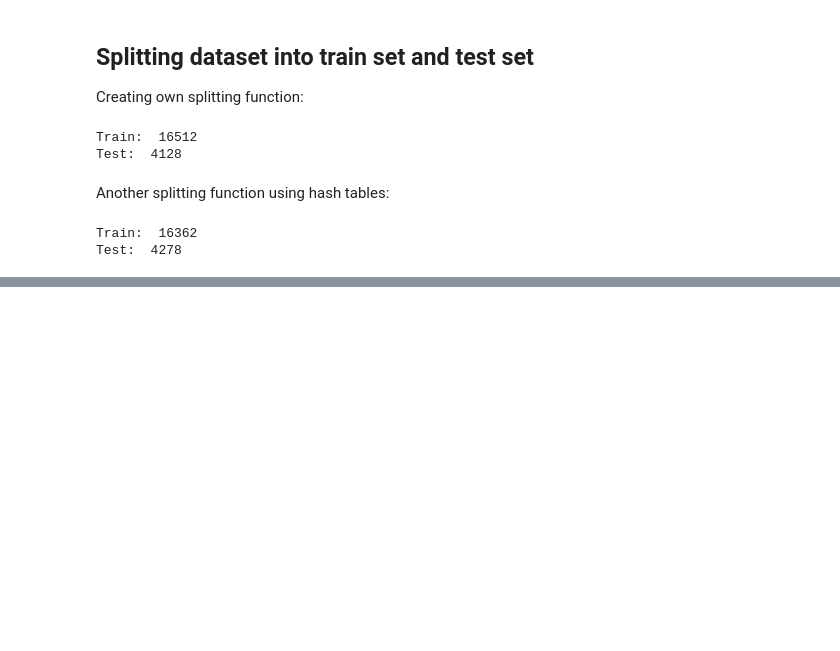
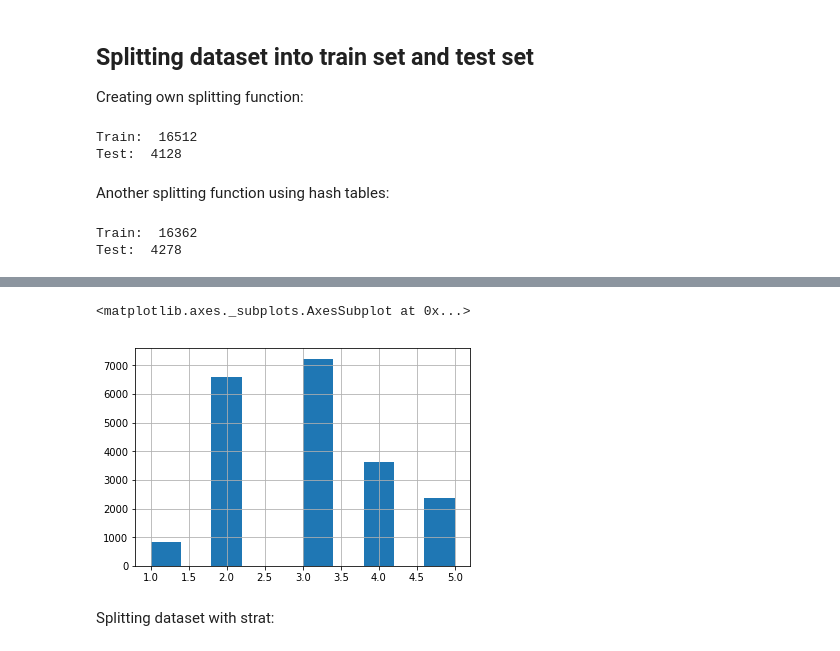
Before and after one commit to Nebizar/MachineLearning-NeuralNetworks, a Jupyter notebook: ML&NN(O'Reilly)/FirstProject/HousingPrices.ipynb, the cells around one changed output, grey strips where cells are left out. Saved outputs shown, nothing was run; the diff lists cells and outputs as text; code cells hidden in the pictures; blank space fills up the shorter version.

```diff
--- a/ML&NN(O'Reilly)/FirstProject/HousingPrices.ipynb
+++ b/ML&NN(O'Reilly)/FirstProject/HousingPrices.ipynb
@@ -129,0 +145,10 @@ Test:  4278
+# %%
+dataset["income_cat"] = np.ceil(dataset["median_income"]/1.5)
+dataset["income_cat"].where(dataset["income_cat"]<5, 5.0, inplace = True)
+
+dataset["income_cat"].hist()
+# %% [output]
+<matplotlib.axes._subplots.AxesSubplot at 0x...>
+[figure, added]
+# %% [markdown]
+Splitting dataset with strat:
```
Also changed, not shown: parts of 13 cells of this notebook.
